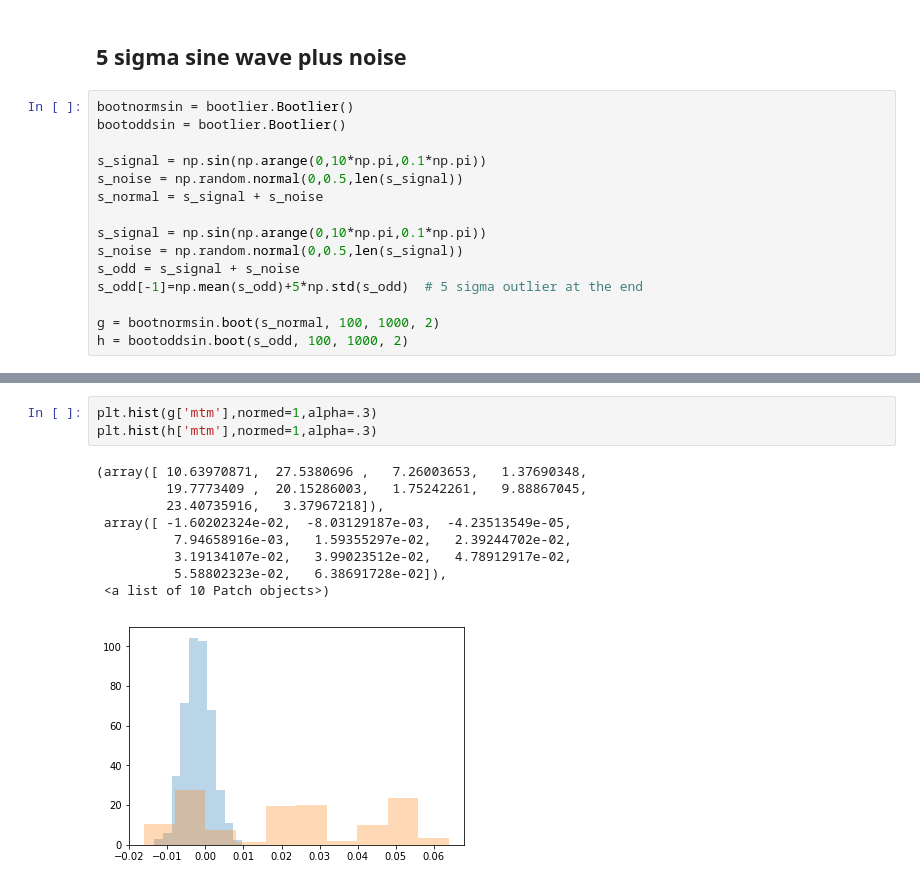
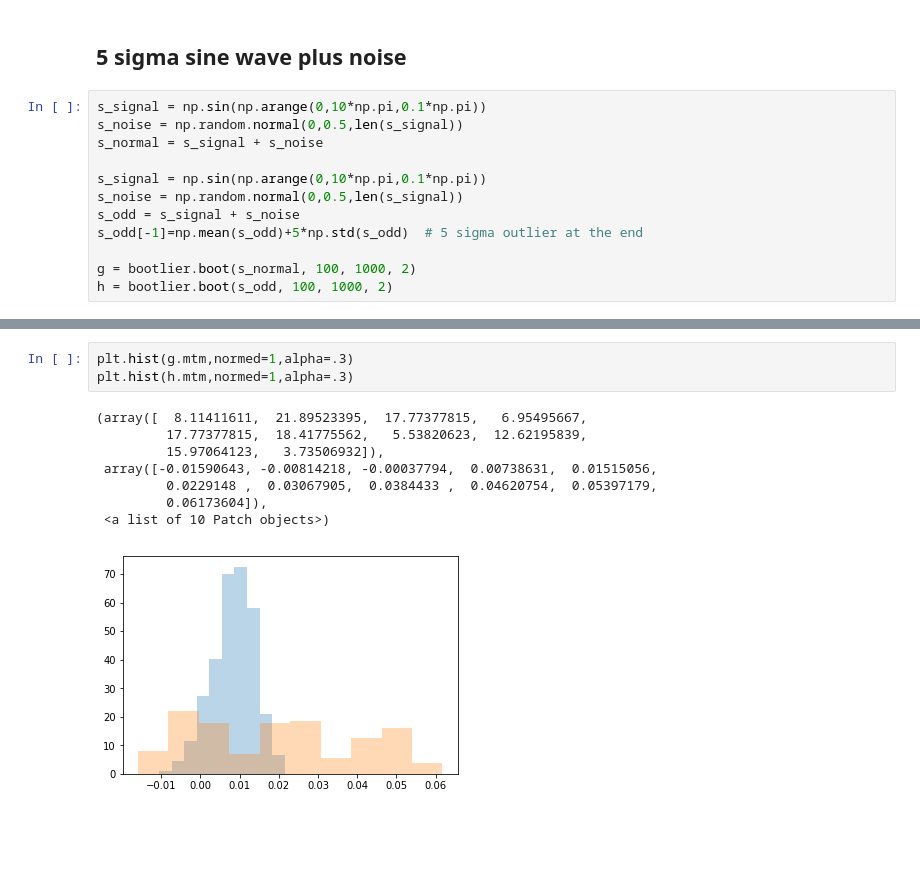
Before and after one commit to mtpatter/kaiba, a Jupyter notebook: notebooks/example-hratio.ipynb, the cells around one changed output, grey strips where cells are left out. Drawn from its saved outputs; the diff is of its cells as text; blank space fills up the shorter version.

```diff
--- a/notebooks/example-hratio.ipynb
+++ b/notebooks/example-hratio.ipynb
@@ -220,9 +233,6 @@ plt.hist(f['mtm'],normed=1,alpha=.3)
 # %% [markdown]
 ## 5 sigma sine wave plus noise
 # %%
-bootnormsin = bootlier.Bootlier()
-bootoddsin = bootlier.Bootlier()
-
 s_signal = np.sin(np.arange(0,10*np.pi,0.1*np.pi))
 s_noise = np.random.normal(0,0.5,len(s_signal))
 s_normal = s_signal + s_noise
@@ -232,8 +242,8 @@ s_noise = np.random.normal(0,0.5,len(s_signal))
 s_odd = s_signal + s_noise
 s_odd[-1]=np.mean(s_odd)+5*np.std(s_odd)  # 5 sigma outlier at the end
 
-g = bootnormsin.boot(s_normal, 100, 1000, 2)
-h = bootoddsin.boot(s_odd, 100, 1000, 2)
+g = bootlier.boot(s_normal, 100, 1000, 2)
+h = bootlier.boot(s_odd, 100, 1000, 2)
 # %%
 plt.plot(s_normal)
 plt.plot(s_odd)
@@ -243,13 +253,12 @@ plt.plot(s_odd)
 # %%
-plt.hist(g['mtm'],normed=1,alpha=.3)
-plt.hist(h['mtm'],normed=1,alpha=.3)
+plt.hist(g.mtm,normed=1,alpha=.3)
+plt.hist(h.mtm,normed=1,alpha=.3)
 # %% [output]
-(array([ 10.63970871,  27.5380696 ,   7.26003653,   1.37690348,
-         19.7773409 ,  20.15286003,   1.75242261,   9.88867045,
-         23.40735916,   3.37967218]),
- array([ -1.60202324e-02,  -8.03129187e-03,  -4.23513549e-05,
-          7.94658916e-03,   1.59355297e-02,   2.39244702e-02,
-          3.19134107e-02,   3.99023512e-02,   4.78912917e-02,
-          5.58802323e-02,   6.38691728e-02]),
+(array([  8.11411611,  21.89523395,  17.77377815,   6.95495667,
+         17.77377815,  18.41775562,   5.53820623,  12.62195839,
+         15.97064123,   3.73506932]),
+ array([-0.01590643, -0.00814218, -0.00037794,  0.00738631,  0.01515056,
+         0.0229148 ,  0.03067905,  0.0384433 ,  0.04620754,  0.05397179,
+         0.06173604]),
  <a list of 10 Patch objects>)
-[figure, old version]
+[figure, new version]
```
Also changed, not shown: parts of 33 cells of this notebook, 1 other file.
